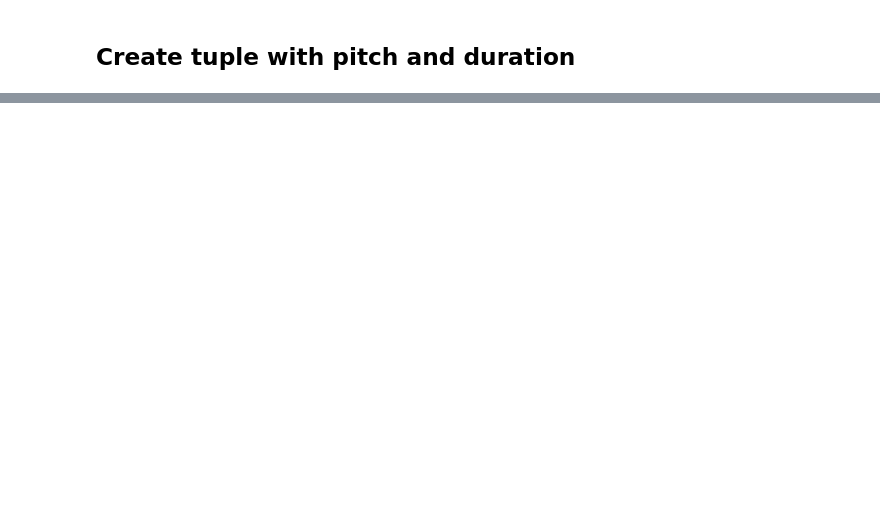
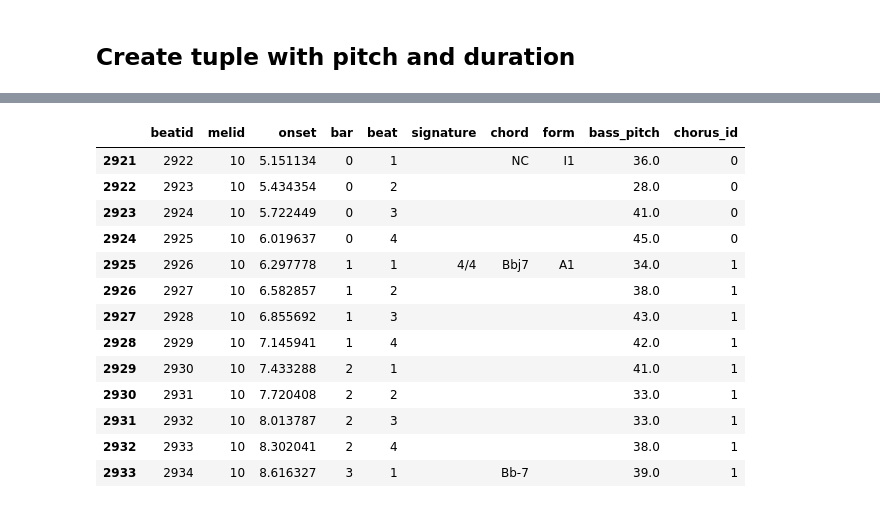
Before and after one commit to nereaiscamu/ML_project2, a Jupyter notebook: data_analysis/combine_melody_beats.ipynb, the cells around one changed output, grey strips where cells are left out. Cells and saved outputs as stored; diff of their text form; code cells hidden in the pictures; blank space fills up the shorter version.

```diff
--- a/data_analysis/combine_melody_beats.ipynb
+++ b/data_analysis/combine_melody_beats.ipynb
@@ -222,0 +348,17 @@ pitch_sequence_per_chord.loc[pitch_sequence_per_chord['melid']==3].head(15)
+# %%
+df_beats.loc[df_beats['melid']==10].head(13)
+# %% [output]
+|  | beatid | melid | onset | bar | beat | signature | chord | form | bass_pitch | chorus_id |
+| 2921 | 2922 | 10 | 5.151134 | 0 | 1 |  | NC | I1 | 36.0 | 0 |
+| 2922 | 2923 | 10 | 5.434354 | 0 | 2 |  |  |  | 28.0 | 0 |
+| 2923 | 2924 | 10 | 5.722449 | 0 | 3 |  |  |  | 41.0 | 0 |
+| 2924 | 2925 | 10 | 6.019637 | 0 | 4 |  |  |  | 45.0 | 0 |
+| 2925 | 2926 | 10 | 6.297778 | 1 | 1 | 4/4 | Bbj7 | A1 | 34.0 | 1 |
+| 2926 | 2927 | 10 | 6.582857 | 1 | 2 |  |  |  | 38.0 | 1 |
+| 2927 | 2928 | 10 | 6.855692 | 1 | 3 |  |  |  | 43.0 | 1 |
+| 2928 | 2929 | 10 | 7.145941 | 1 | 4 |  |  |  | 42.0 | 1 |
+| 2929 | 2930 | 10 | 7.433288 | 2 | 1 |  |  |  | 41.0 | 1 |
+| 2930 | 2931 | 10 | 7.720408 | 2 | 2 |  |  |  | 33.0 | 1 |
+| 2931 | 2932 | 10 | 8.013787 | 2 | 3 |  |  |  | 33.0 | 1 |
+| 2932 | 2933 | 10 | 8.302041 | 2 | 4 |  |  |  | 38.0 | 1 |
+| 2933 | 2934 | 10 | 8.616327 | 3 | 1 |  | Bb-7 |  | 39.0 | 1 |
```
Also changed, not shown: parts of 15 cells of this notebook, 5 other files.
